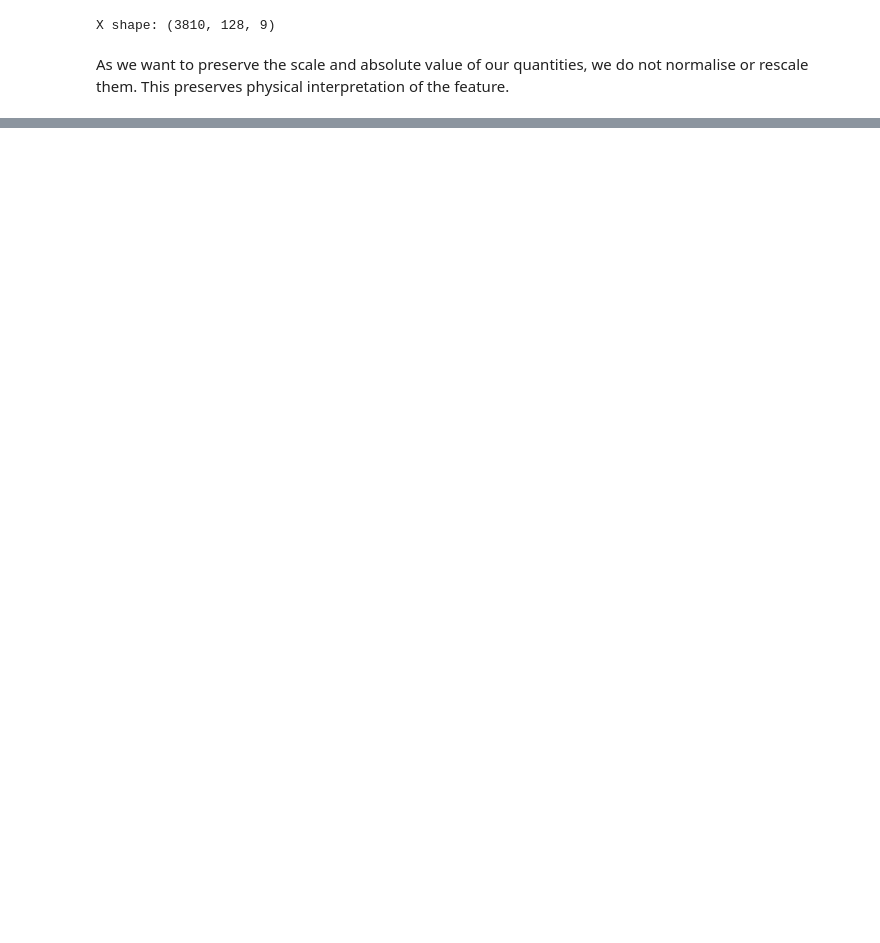
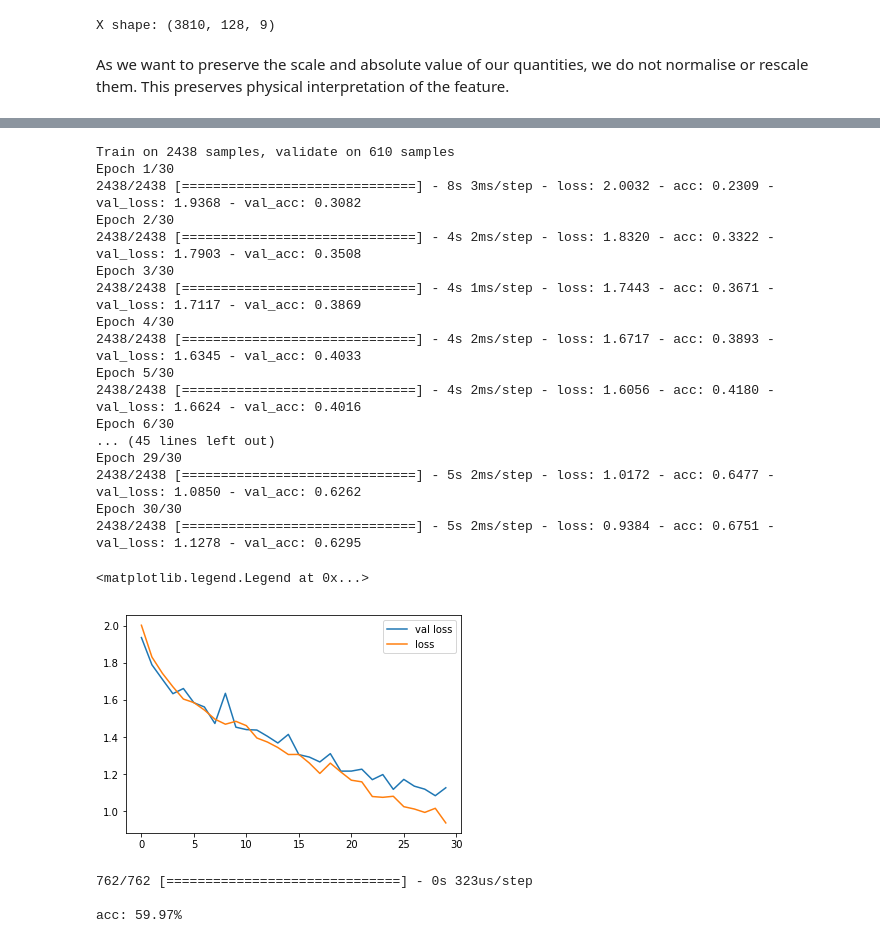
Before and after one commit to pohyk123/CE9010-SurfaceML, a Jupyter notebook: group10_notebook_CE9010_2019 [4. Model Training - Neural Networks].ipynb, the cells around one changed output, grey strips where cells are left out. Cells and saved outputs as stored; diff of their text form; code cells hidden in the pictures; blank space fills up the shorter version.

```diff
--- a/Model Training - MLP.ipynb
+++ b/group10_notebook_CE9010_2019 [4. Model Training - Neural Networks].ipynb
@@ -368,0 +386,3 @@ def create_model(hyperparams):
+# %%
+dropouts = [0.1,0.25,0.5]
+extra_layer = [True,False]
@@ -368,0 +391,2 @@ def create_model(hyperparams):
+# %%
+X_train, X_test, y_train, y_test = train_test_split(X, y_multiclass, test_size=0.2)
@@ -368,0 +458,4 @@ def create_model(hyperparams):
+# %%
+# Get best hyperparameter set based on val loss
+val_loss_best,best_hyper = min(val_loss_all.values()),min(val_loss_all,key=val_loss_all.get)
+print('The best combinaton belongs to {}, with a lowest val loss of {}.'.format(best_hyper,val_loss_best))
@@ -368,0 +471,45 @@ def create_model(hyperparams):
+# %%
+#define hyperparams set
+best_hyperparams = {}
+best_hyperparams['extra_layer'] = best_hyper[0]
+best_hyperparams['dropout'] = best_hyper[1]
+
+model = create_model(best_hyperparams)
+history = model.fit(X_train, y_train, validation_split=0.2, epochs=30,verbose=1)
+
+# plot loss history
+hist = history.history
+val_loss = hist['val_loss']
+loss = hist['loss']
+plt.figure()
+plt.plot(val_loss)
+plt.plot(loss)
+plt.legend(['val loss','loss'])
+# %% [output]
+Train on 2438 samples, validate on 610 samples
+Epoch 1/30
+2438/2438 [==============================] - 8s 3ms/step - loss: 2.0032 - acc: 0.2309 - val_loss: 1.9368 - val_acc: 0.3082
+Epoch 2/30
+2438/2438 [==============================] - 4s 2ms/step - loss: 1.8320 - acc: 0.3322 - val_loss: 1.7903 - val_acc: 0.3508
+Epoch 3/30
+2438/2438 [==============================] - 4s 1ms/step - loss: 1.7443 - acc: 0.3671 - val_loss: 1.7117 - val_acc: 0.3869
+Epoch 4/30
+2438/2438 [==============================] - 4s 2ms/step - loss: 1.6717 - acc: 0.3893 - val_loss: 1.6345 - val_acc: 0.4033
+Epoch 5/30
+2438/2438 [==============================] - 4s 2ms/step - loss: 1.6056 - acc: 0.4180 - val_loss: 1.6624 - val_acc: 0.4016
+Epoch 6/30
+... (45 lines left out)
+Epoch 29/30
+2438/2438 [==============================] - 5s 2ms/step - loss: 1.0172 - acc: 0.6477 - val_loss: 1.0850 - val_acc: 0.6262
+Epoch 30/30
+2438/2438 [==============================] - 5s 2ms/step - loss: 0.9384 - acc: 0.6751 - val_loss: 1.1278 - val_acc: 0.6295
+<matplotlib.legend.Legend at 0x...>
+[figure, added]
+# %%
+# evaluate the model
+scores = model.evaluate(X_test, y_test)
+print("\n%s: %.2f%%" % (model.metrics_names[1], scores[1]*100))
+# %% [output]
+762/762 [==============================] - 0s 323us/step
+
+acc: 59.97%
```
Also changed, not shown: parts of 13 cells of this notebook, 9 other files.
